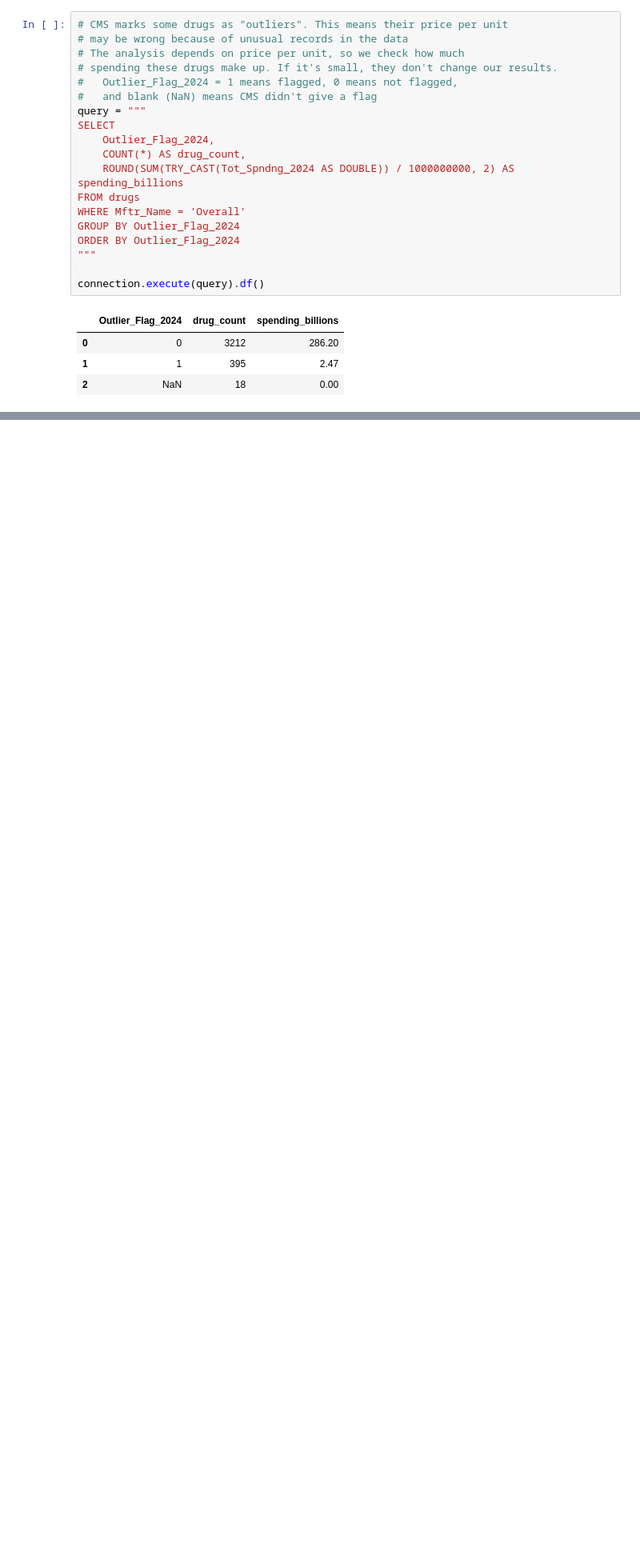
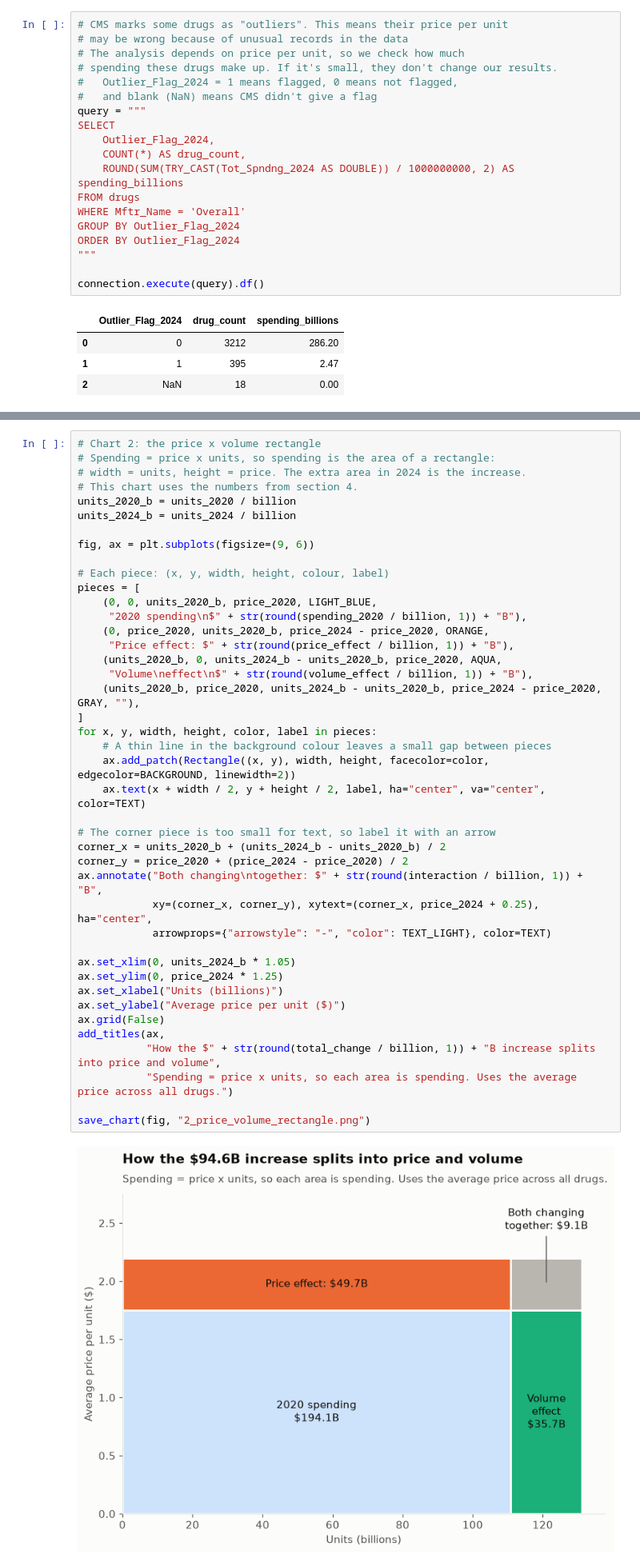
Before and after one commit to krithihari2/drug-spending-price-vs-volume, a Jupyter notebook: notebooks/01_explore.ipynb, the cells around one changed output, grey strips where cells are left out. Shown at 80% size. Saved outputs shown, nothing was run; the diff lists cells and outputs as text; blank space fills up the shorter version.

```diff
--- a/notebooks/01_explore.ipynb
+++ b/notebooks/01_explore.ipynb
@@ -588,0 +853,44 @@ connection.execute(query).df()
+# %%
+# Chart 2: the price x volume rectangle
+# Spending = price x units, so spending is the area of a rectangle:
+# width = units, height = price. The extra area in 2024 is the increase.
+# This chart uses the numbers from section 4.
+units_2020_b = units_2020 / billion
+units_2024_b = units_2024 / billion
+
+fig, ax = plt.subplots(figsize=(9, 6))
+
+# Each piece: (x, y, width, height, colour, label)
+pieces = [
+    (0, 0, units_2020_b, price_2020, LIGHT_BLUE,
+     "2020 spending\n$" + str(round(spending_2020 / billion, 1)) + "B"),
+    (0, price_2020, units_2020_b, price_2024 - price_2020, ORANGE,
+     "Price effect: $" + str(round(price_effect / billion, 1)) + "B"),
+    (units_2020_b, 0, units_2024_b - units_2020_b, price_2020, AQUA,
+     "Volume\neffect\n$" + str(round(volume_effect / billion, 1)) + "B"),
+    (units_2020_b, price_2020, units_2024_b - units_2020_b, price_2024 - price_2020, GRAY, ""),
+]
+for x, y, width, height, color, label in pieces:
+    # A thin line in the background colour leaves a small gap between pieces
+    ax.add_patch(Rectangle((x, y), width, height, facecolor=color, edgecolor=BACKGROUND, linewidth=2))
+    ax.text(x + width / 2, y + height / 2, label, ha="center", va="center", color=TEXT)
+
+# The corner piece is too small for text, so label it with an arrow
+corner_x = units_2020_b + (units_2024_b - units_2020_b) / 2
+corner_y = price_2020 + (price_2024 - price_2020) / 2
+ax.annotate("Both changing\ntogether: $" + str(round(interaction / billion, 1)) + "B",
+            xy=(corner_x, corner_y), xytext=(corner_x, price_2024 + 0.25), ha="center",
+            arrowprops={"arrowstyle": "-", "color": TEXT_LIGHT}, color=TEXT)
+
+ax.set_xlim(0, units_2024_b * 1.05)
+ax.set_ylim(0, price_2024 * 1.25)
+ax.set_xlabel("Units (billions)")
+ax.set_ylabel("Average price per unit ($)")
+ax.grid(False)
+add_titles(ax,
+           "How the $" + str(round(total_change / billion, 1)) + "B increase splits into price and volume",
+           "Spending = price x units, so each area is spending. Uses the average price across all drugs.")
+
+save_chart(fig, "2_price_volume_rectangle.png")
+# %% [output]
+[figure, added]
```
Also changed, not shown: parts of 28 cells of this notebook, 8 other files.
